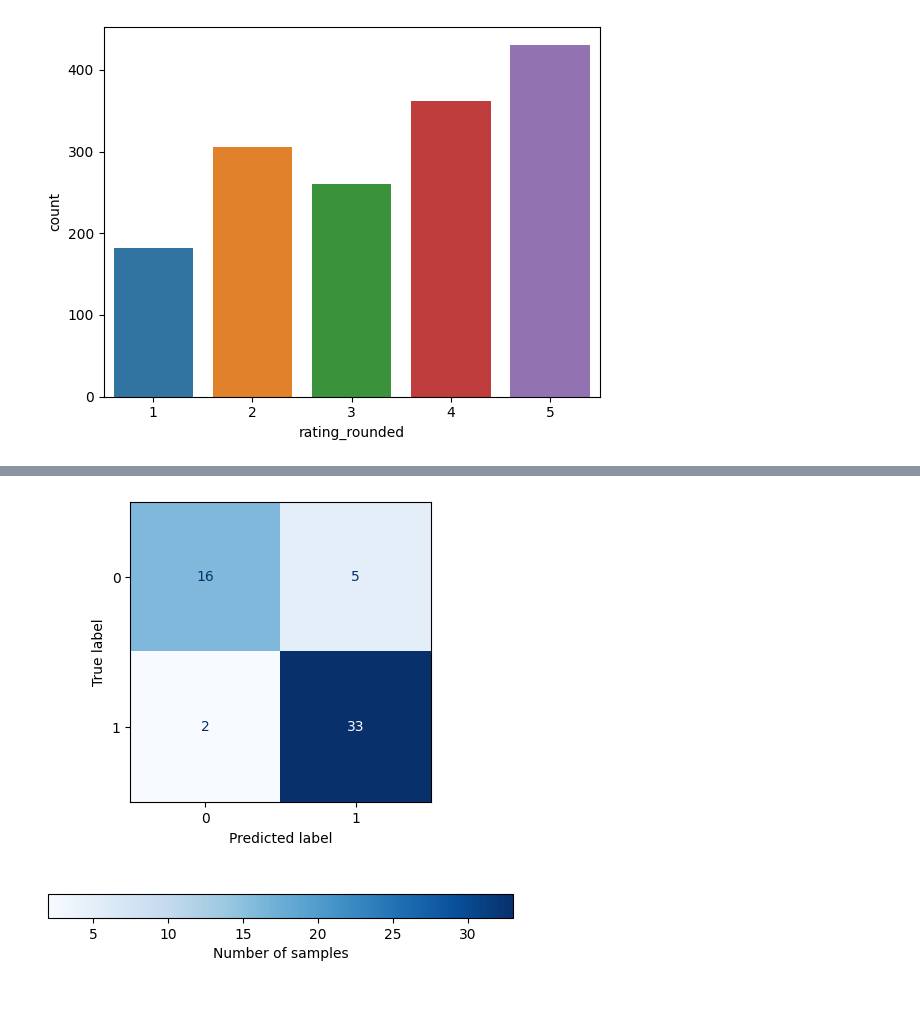
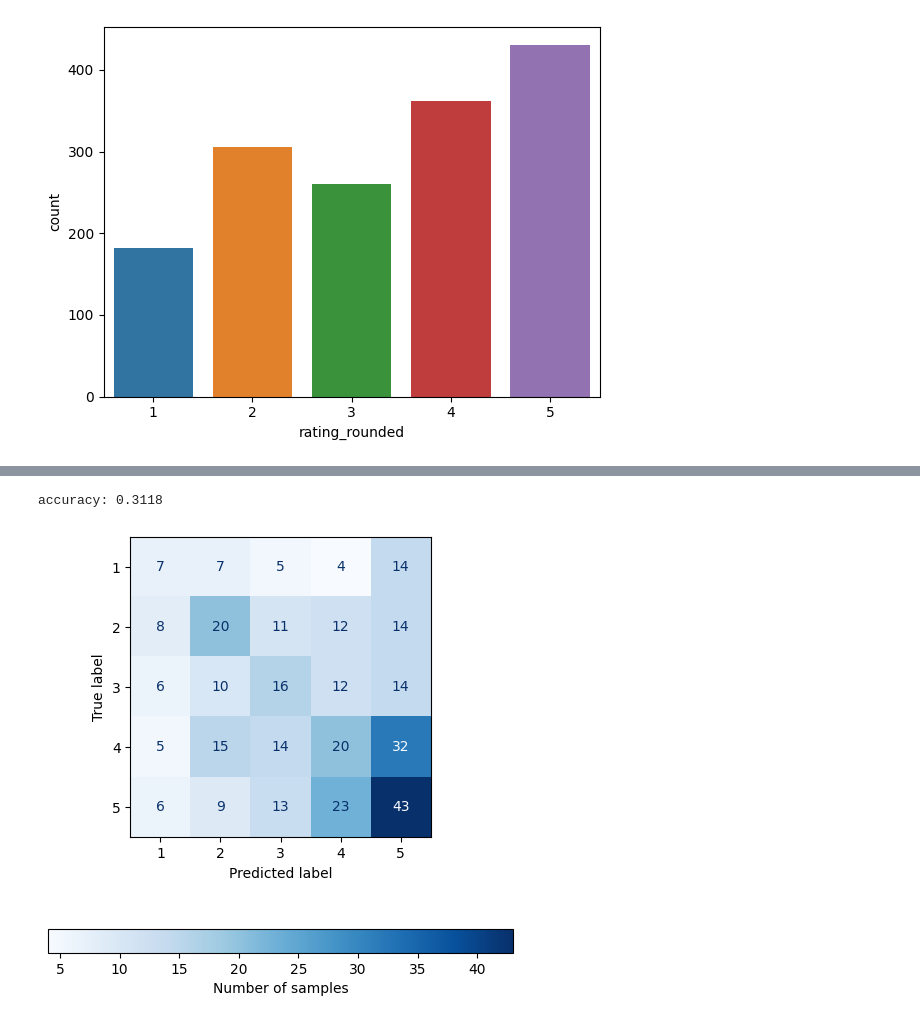
Before and after one commit to sepidehparhami/abilify-ratings, a Jupyter notebook: abilify-ratings.ipynb, the cells around one changed output, grey strips where cells are left out. Saved outputs shown, nothing was run; the diff lists cells and outputs as text; code cells hidden in the pictures.

Commit message:
clean up 1 and 5 star only versus all ratings 1-5

```diff
--- a/abilify-ratings.ipynb
+++ b/abilify-ratings.ipynb
@@ -185,9 +207,6 @@ y_test = np.array([y if y==0 else 1 for y in y_test])
 # %%
 from sklearn.utils import class_weight
 
-# classes = [0, 1, 2, 3, 4]
 classes = [0, 1]
-class_weights = class_weight.compute_class_weight('balanced', classes=classes, y=y_train)
+class_weights = class_weight.compute_class_weight('balanced', classes=classes, y=y_train_subset)
 class_weights = dict(enumerate(class_weights))
-
-model.fit(X_train, y_train, epochs=50, batch_size=64, class_weight=class_weights)
@@ -213,4 +258,31 @@ Epoch 50/50
+# %%
+# 1 through 5 star ratings
+sequence_input = Input(shape=(MAX_SEQUENCE_LENGTH,), dtype='int32')
+embedded_sequences = embedding_layer(sequence_input)
+x = Conv1D(128, 5, activation='relu')(embedded_sequences)
+x = Conv1D(64, 3, activation='relu')(x)
+x = Flatten()(x)
+x = Dropout(0.1)(x)
+x = Dense(64, activation='relu')(x)
+preds = Dense(5, activation='softmax')(x)
+
+model = Model(sequence_input, preds)
+opt = tf.keras.optimizers.Adam(learning_rate=1e-3)
+model.compile(loss='sparse_categorical_crossentropy',
+              optimizer=opt,
+              metrics=['accuracy'])
+# %%
+classes = [0, 1, 2, 3, 4]
+class_weights = class_weight.compute_class_weight('balanced', classes=classes, y=y_train)
+class_weights = dict(enumerate(class_weights))
 # %%
+model.fit(X_train,
+          y_train,
+          epochs=50,
+          batch_size=32,
+          validation_split=0.1,
+          class_weight=class_weights)
+
 y_pred = model.predict(X_test)
 y_pred_label = [np.argmax(y) for y in y_pred]
 # %% [output]
@@ -218,14 +306,15 @@ y_pred_label = [np.argmax(y) for y in y_pred]
 # %%
-from sklearn.metrics import ConfusionMatrixDisplay, confusion_matrix
+print(f'accuracy: {accuracy_score(y_test, y_pred_label):.4f}')
 
 fig, ax = plt.subplots(1, 1, figsize=(6, 6))
 cm = confusion_matrix(y_test, y_pred_label)
-cm_plot = ConfusionMatrixDisplay(cm, display_labels=[0, 1])
+cm_plot = ConfusionMatrixDisplay(cm, display_labels=[1, 2, 3, 4, 5])
 cm_plot.plot(cmap='Blues', ax=ax)
 im = cm_plot.im_
 im.colorbar.remove()
 plt.colorbar(im, orientation='horizontal', pad=0.2, label='Number of samples')
 
 plt.title('');
 # %% [output]
+accuracy: 0.3118
-[figure, old version]
+[figure, new version]
```
Also changed, not shown: parts of 10 cells of this notebook.
